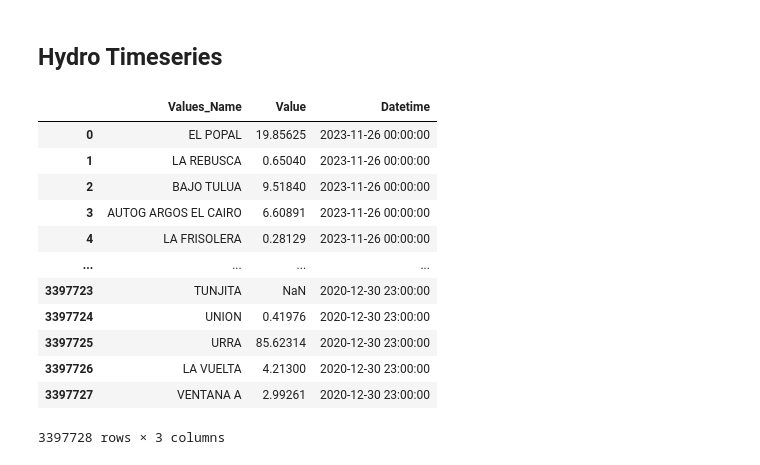
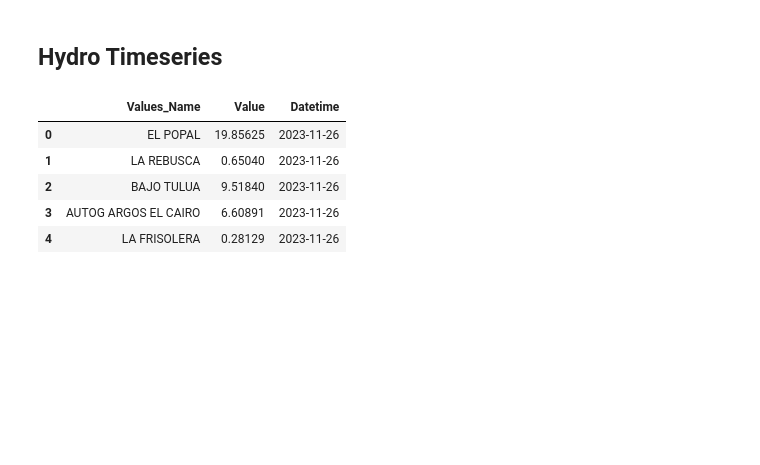
Before and after one commit to JorgeHGarcia/switch-colombia, a Jupyter notebook: notebooks/generate/main.ipynb, the cells around one changed output. Cells and saved outputs as stored; diff of their text form; code cells hidden in the pictures; blank space fills up the shorter version.

```diff
--- a/notebooks/generate/main.ipynb
+++ b/notebooks/generate/main.ipynb
@@ -510,20 +291,13 @@ Fuel cost data saved to ../../model/inputs/fuel_cost.csv
 # %%
 import swcol as sc
 generation_xm = sc.hydro_timeseries.get_xm_reports()
-generation_xm
+generation_xm.head()
 # %% [output]
 |  | Values_Name | Value | Datetime |
-| 0 | EL POPAL | 19.85625 | 2023-11-26 00:00:00 |
-| 1 | LA REBUSCA | 0.65040 | 2023-11-26 00:00:00 |
-| 2 | BAJO TULUA | 9.51840 | 2023-11-26 00:00:00 |
-| 3 | AUTOG ARGOS EL CAIRO | 6.60891 | 2023-11-26 00:00:00 |
-| 4 | LA FRISOLERA | 0.28129 | 2023-11-26 00:00:00 |
-| ... | ... | ... | ... |
-| 3397723 | TUNJITA | NaN | 2020-12-30 23:00:00 |
-| 3397724 | UNION | 0.41976 | 2020-12-30 23:00:00 |
-| 3397725 | URRA | 85.62314 | 2020-12-30 23:00:00 |
-| 3397726 | LA VUELTA | 4.21300 | 2020-12-30 23:00:00 |
-| 3397727 | VENTANA A | 2.99261 | 2020-12-30 23:00:00 |
+| 0 | EL POPAL | 19.85625 | 2023-11-26 |
+| 1 | LA REBUSCA | 0.65040 | 2023-11-26 |
+| 2 | BAJO TULUA | 9.51840 | 2023-11-26 |
+| 3 | AUTOG ARGOS EL CAIRO | 6.60891 | 2023-11-26 |
+| 4 | LA FRISOLERA | 0.28129 | 2023-11-26 |
-3397728 rows × 3 columns
 # %%
 generation = sc.hydro_timeseries.to_swcol_names(model_path, generation_xm, base_year)
```
Also changed, not shown: parts of 15 cells of this notebook, 53 other files.
